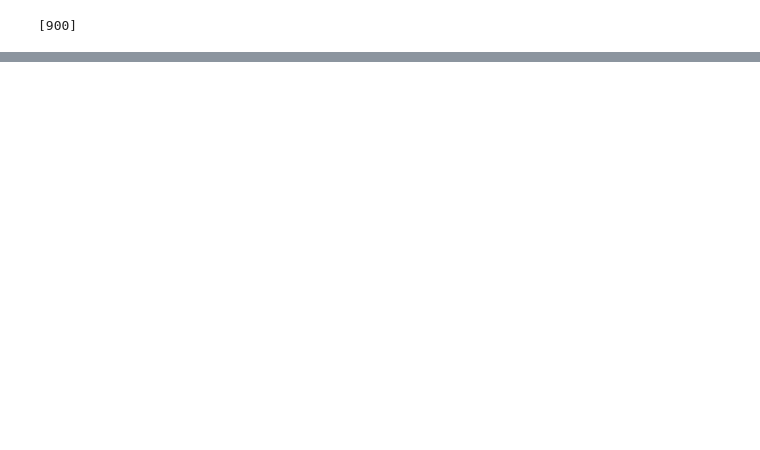
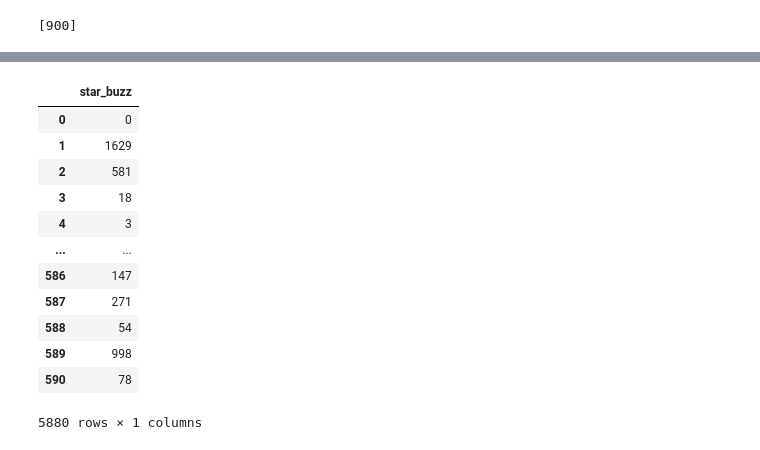
Before and after one commit to kjhmouse1996/Final_Project, a Jupyter notebook: star_buzz_crawler.ipynb, the cells around one changed output, grey strips where cells are left out. Cells and saved outputs as stored; diff of their text form; code cells hidden in the pictures; blank space fills up the shorter version.

```diff
--- a/star_buzz_crawler.ipynb
+++ b/star_buzz_crawler.ipynb
@@ -736,0 +847,20 @@ star_buzz
+# %%
+star_buzz_df['star_buzz'] = star_buzz_df['star_buzz'].astype(float)
+# %%
+star_buzz_df['star_buzz'] = star_buzz_df['star_buzz'].astype(int)
+# %%
+star_buzz_df
+# %% [output]
+|  | star_buzz |
+| 0 | 0 |
+| 1 | 1629 |
+| 2 | 581 |
+| 3 | 18 |
+| 4 | 3 |
+| ... | ... |
+| 586 | 147 |
+| 587 | 271 |
+| 588 | 54 |
+| 589 | 998 |
+| 590 | 78 |
+5880 rows × 1 columns
```
Also changed, not shown: parts of 23 cells of this notebook, 20 other files.
